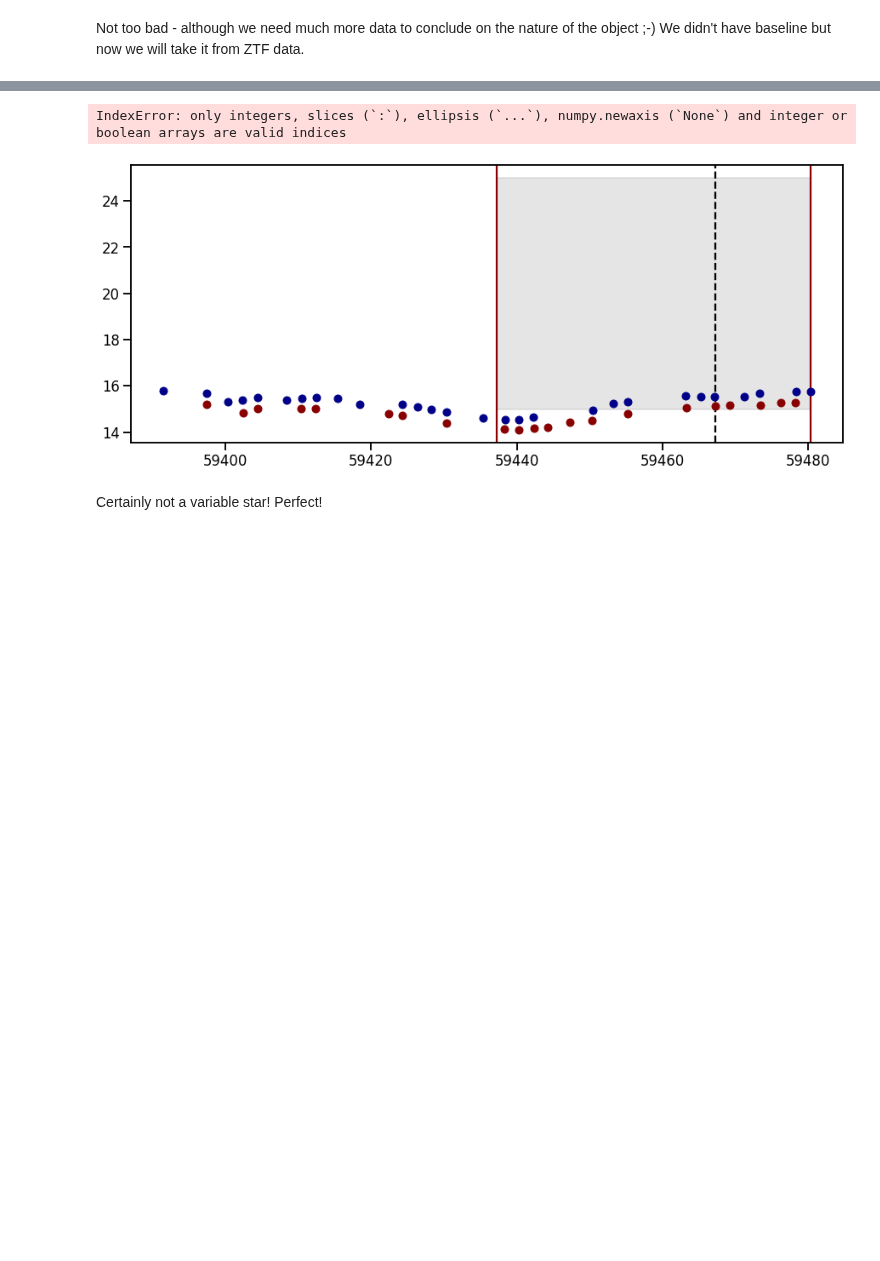
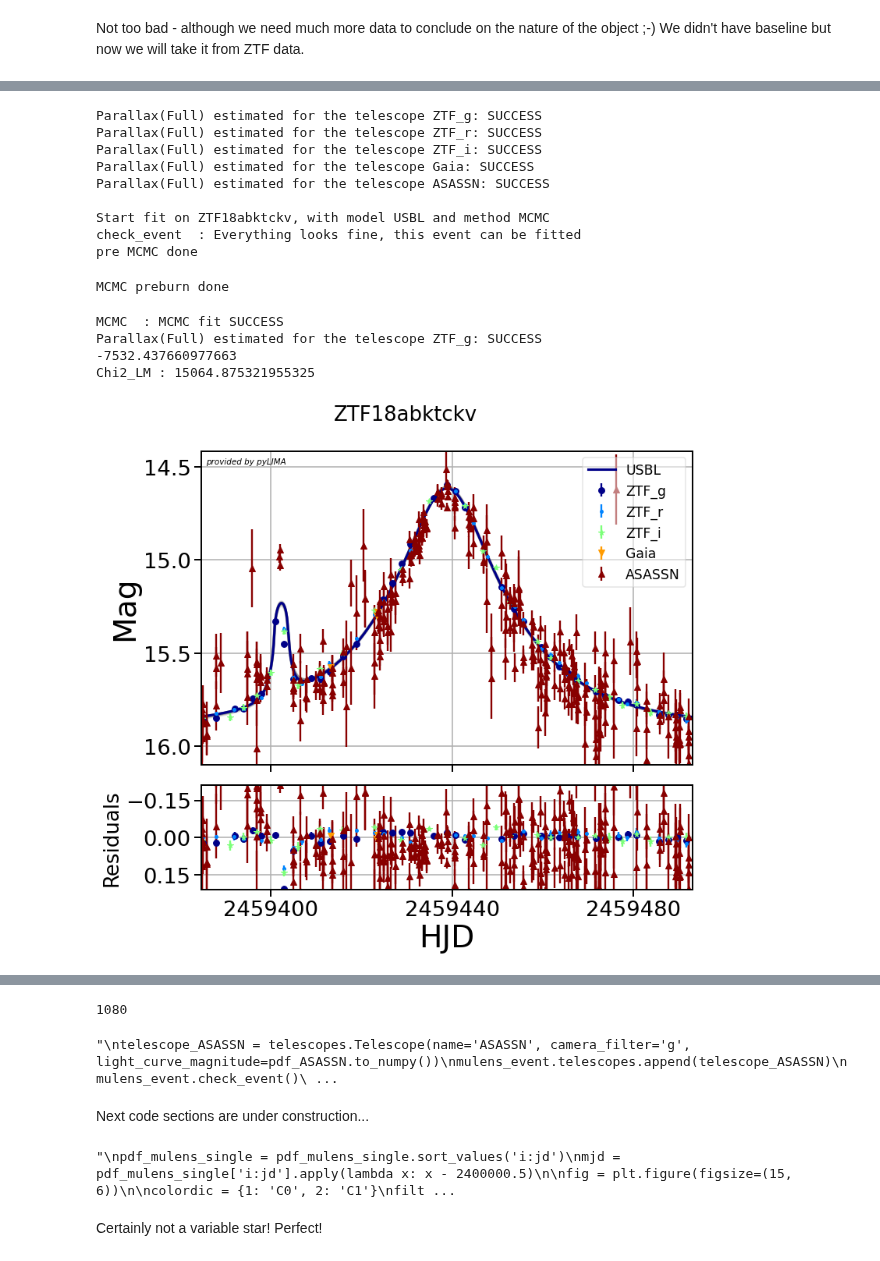
Before and after one commit to astrolabsoftware/fink-tutorials, a Jupyter notebook: galactic/ZTF18abktckv.ipynb, the cells around one changed output, grey strips where cells are left out. Drawn from its saved outputs; the diff is of its cells as text; code cells hidden in the pictures; blank space fills up the shorter version.

```diff
--- a/galactic/ZTF18abktckv.ipynb
+++ b/galactic/ZTF18abktckv.ipynb
@@ -480,0 +747,32 @@ pdf_ZTF = np.loadtxt('./Data/ZTF18abktckv_g.dat',dtype=str)
+# %%
+# We will also paralelize our fit because it takes too much time on 1 core
+from multiprocessing import Pool
+pool =  Pool(processes = 16)
+
+# Now we construct the model we want to fit
+model_USBL = microlmodels.create_model('USBL', mulens_event, parallax=['Full', 2459438.79826])
+model_USBL.parameters_guess = [2459438.8042624635, 0.28967950357242556, 28.54840874346009, 0.04989598439800191, 0.272393673849404, -2.8730822458911205, 0.23513925488422255-np.pi, 0, 0]
+model_USBL.parameters_boundaries[3] = [0,0.1]
+mulens_event.fit(model_USBL,'MCMC', computational_pool = pool)
+
+# And now we produce some plots
+mulens_event.fits[0].produce_outputs()
+print(np.max(mulens_event.fits[0].MCMC_chains[:,-1]))
+print('Chi2_LM :',mulens_event.fits[0].outputs.fit_parameters.chichi)
+plt.show()
+# %% [output]
+Parallax(Full) estimated for the telescope ZTF_g: SUCCESS
+Parallax(Full) estimated for the telescope ZTF_r: SUCCESS
+Parallax(Full) estimated for the telescope ZTF_i: SUCCESS
+Parallax(Full) estimated for the telescope Gaia: SUCCESS
+Parallax(Full) estimated for the telescope ASASSN: SUCCESS
+
+Start fit on ZTF18abktckv, with model USBL and method MCMC
+check_event  : Everything looks fine, this event can be fitted
+pre MCMC done
+MCMC preburn done
+MCMC  : MCMC fit SUCCESS
+Parallax(Full) estimated for the telescope ZTF_g: SUCCESS
+-7532.437660977663
+Chi2_LM : 15064.875321955325
+[figure, added]
@@ -481,4 +782,28 @@ pdf_ZTF = np.loadtxt('./Data/ZTF18abktckv_g.dat',dtype=str)
+# %%
+print(len(pdf_ZTF_r) + len(pdf_ZTF_g) + len(pdf_ZTF_i) + len(pdf_Gaia) + len(pdf_ASASSN) - 7 - 1)
+#print(mulens_event.fits[0].outputs.fit_parameters.chichi/(len(pdf_ZTF_r) + len(pdf_ZTF_g) + len(pdf_ZTF_i) + len(pdf_Gaia) + len(pdf_ASASSN) - 7 - 1))
+#print(np.max(mulens_event.fits[0].MCMC_chains[:,-1]))
+'''
+telescope_ASASSN = telescopes.Telescope(name='ASASSN', camera_filter='g', light_curve_magnitude=pdf_ASASSN.to_numpy())
+mulens_event.telescopes.append(telescope_ASASSN)
+mulens_event.check_event()
+# Now we construct the model we want to fit
+model_PSPL = microlmodels.create_model('USBL', mulens_event)
+model_PSPL.parameters_guess = [2459438.8042624635, 0.28967950357242556, 28.54840874346009, 0.04989598439800191, 0.272393673849404, -2.8730822458911205, 0.23513925488422255-np.pi]
+mulens_event.fit(model_PSPL,'MCMC', computational_pool = pool)
+
+# And now we produce some plots
+mulens_event.fits[0].produce_outputs()
+print('Chi2_LM :',mulens_event.fits[0].outputs.fit_parameters.chichi)
+plt.show()
+'''
+# %% [output]
+1080
+"\ntelescope_ASASSN = telescopes.Telescope(name='ASASSN', camera_filter='g', light_curve_magnitude=pdf_ASASSN.to_numpy())\nmulens_event.telescopes.append(telescope_ASASSN)\nmulens_event.check_event()\ ...
+# %% [markdown]
+Next code sections are under construction...
 # %%
+'''
 pdf_mulens_single = pdf_mulens_single.sort_values('i:jd')
 mjd = pdf_mulens_single['i:jd'].apply(lambda x: x - 2400000.5)
 
@@ -549,9 +874,9 @@ plt.title(
 )
 plt.xlabel('Modified Julian Date [UTC]')
 plt.ylabel('Magnitude');
+'''
 # %% [output]
-IndexError: only integers, slices (`:`), ellipsis (`...`), numpy.newaxis (`None`) and integer or boolean arrays are valid indices
+"\npdf_mulens_single = pdf_mulens_single.sort_values('i:jd')\nmjd = pdf_mulens_single['i:jd'].apply(lambda x: x - 2400000.5)\n\nfig = plt.figure(figsize=(15, 6))\n\ncolordic = {1: 'C0', 2: 'C1'}\nfilt ...
-[figure, removed]
 # %% [markdown]
 Certainly not a variable star! Perfect!
 # %% [markdown]
```
Also changed, not shown: parts of 19 cells of this notebook, 3 other files.
